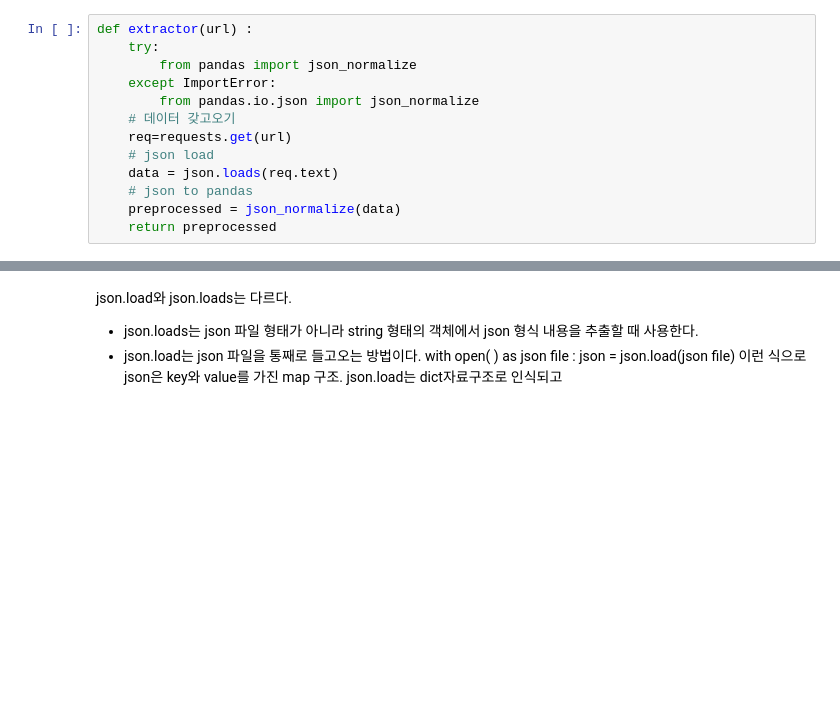
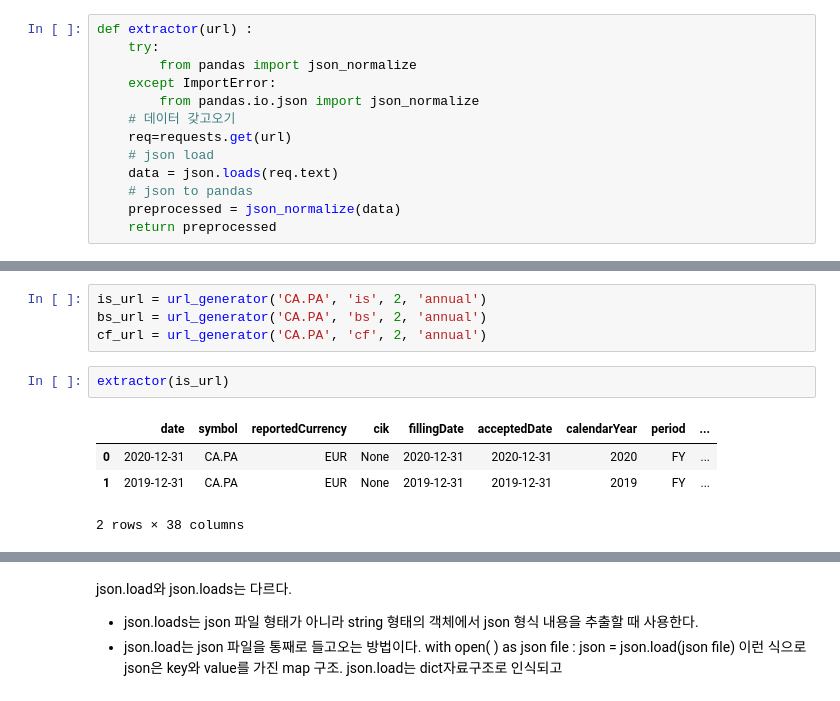
Before and after one commit to crossrobot/Hebronstar-Project, a Jupyter notebook: Financialmodelingprep.ipynb, the cells around one changed output, grey strips where cells are left out. Saved outputs shown, nothing was run; the diff lists cells and outputs as text; blank space fills up the shorter version.

```diff
--- a/Financialmodelingprep.ipynb
+++ b/Financialmodelingprep.ipynb
@@ -370,0 +357,11 @@ pd.DataFrame(nation_example.columns)
+# %%
+is_url = url_generator('CA.PA', 'is', 2, 'annual')
+bs_url = url_generator('CA.PA', 'bs', 2, 'annual')
+cf_url = url_generator('CA.PA', 'cf', 2, 'annual')
+# %%
+extractor(is_url)
+# %% [output]
+|  | date | symbol | reportedCurrency | cik | fillingDate | acceptedDate | calendarYear | period | ... |
+| 0 | 2020-12-31 | CA.PA | EUR | None | 2020-12-31 | 2020-12-31 | 2020 | FY | ... |
+| 1 | 2019-12-31 | CA.PA | EUR | None | 2019-12-31 | 2019-12-31 | 2019 | FY | ... |
+2 rows × 38 columns
```
Also changed, not shown: parts of 37 cells of this notebook, 6 other files.
